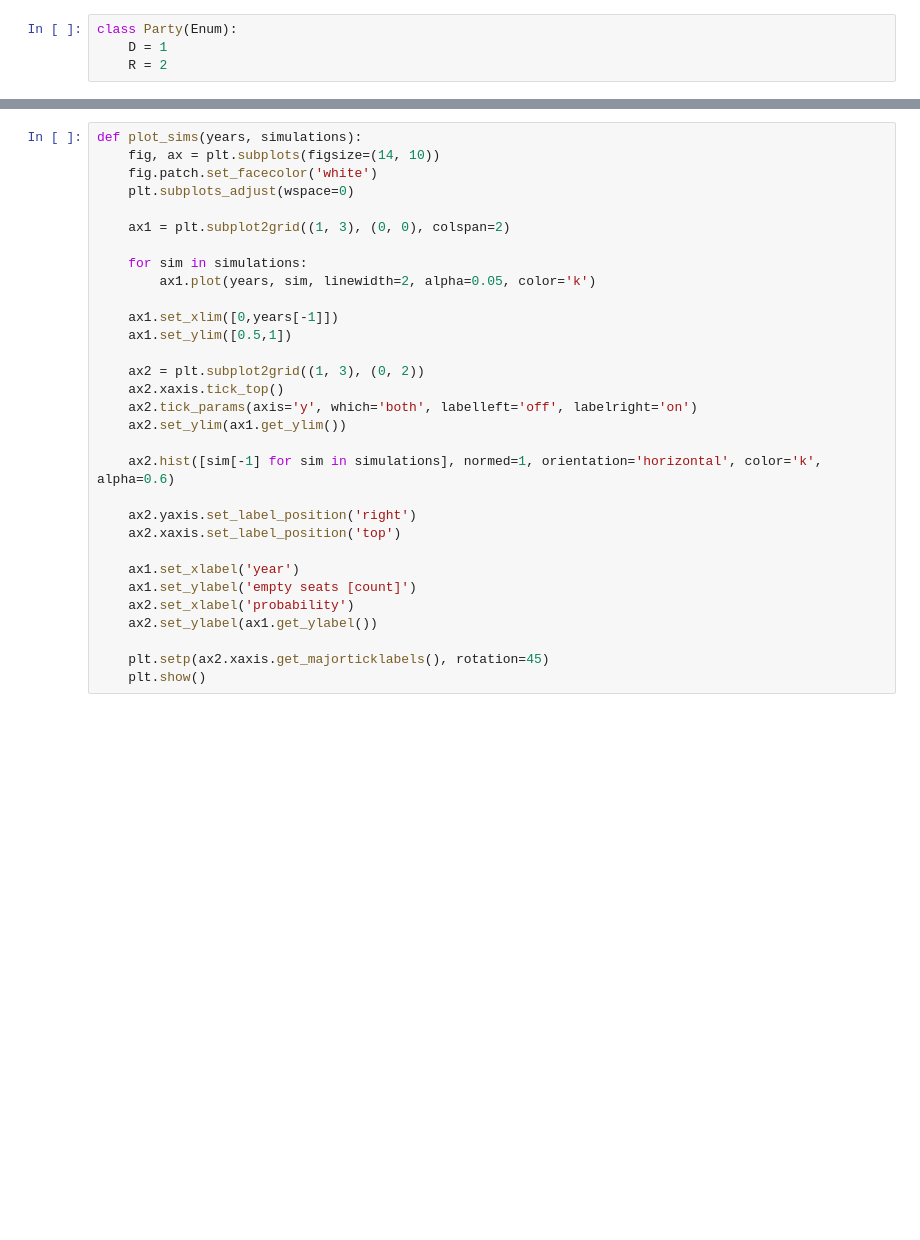
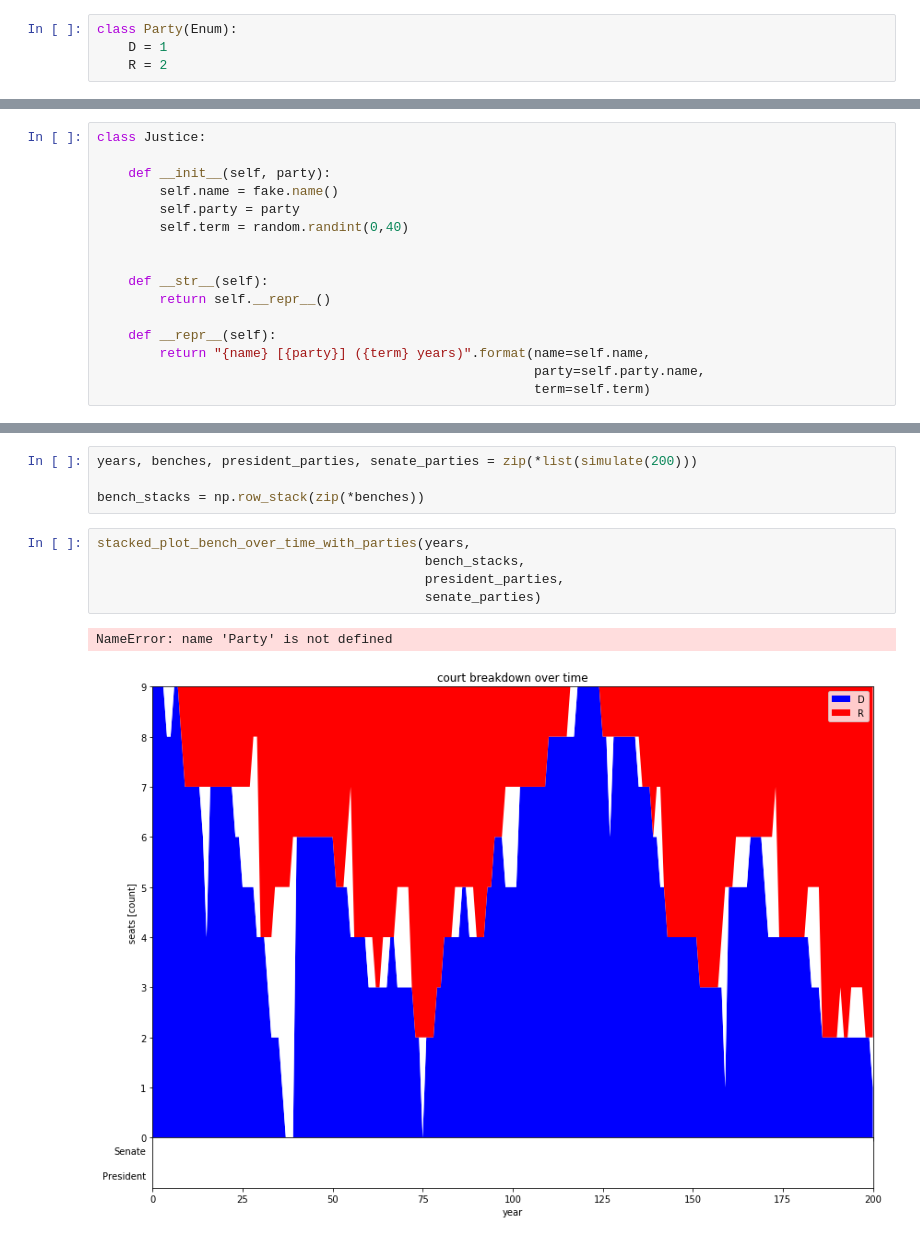
Before and after one commit to andrewzwicky/puzzles, a Jupyter notebook: FiveThirtyEightRiddler/2017-04-14/empty_court_seats.ipynb, the cells around one changed output, grey strips where cells are left out. Drawn from its saved outputs; the diff is of its cells as text; blank space fills up the shorter version.

```diff
--- a/FiveThirtyEightRiddler/2017-04-14/empty_court_seats.ipynb
+++ b/FiveThirtyEightRiddler/2017-04-14/empty_court_seats.ipynb
@@ -31,0 +53,16 @@ class Justice:
+# %%
+class Justice:
+
+    def __init__(self, party):
+        self.name = fake.name()
+        self.party = party
+        self.term = random.randint(0,40)
+
+
+    def __str__(self):
+        return self.__repr__()
+
+    def __repr__(self):
+        return "{name} [{party}] ({term} years)".format(name=self.name,
+                                                        party=self.party.name,
+                                                        term=self.term)
@@ -113,31 +170,12 @@ plt.show()
-# %%
-def plot_sims(years, simulations):
-    fig, ax = plt.subplots(figsize=(14, 10))
-    fig.patch.set_facecolor('white')
-    plt.subplots_adjust(wspace=0)
-
-    ax1 = plt.subplot2grid((1, 3), (0, 0), colspan=2)
-
-    for sim in simulations:
-        ax1.plot(years, sim, linewidth=2, alpha=0.05, color='k')
-
-    ax1.set_xlim([0,years[-1]])
-    ax1.set_ylim([0.5,1])
-
-    ax2 = plt.subplot2grid((1, 3), (0, 2))
-    ax2.xaxis.tick_top()
-    ax2.tick_params(axis='y', which='both', labelleft='off', labelright='on')
-    ax2.set_ylim(ax1.get_ylim())
-
-    ax2.hist([sim[-1] for sim in simulations], normed=1, orientation='horizontal', color='k', alpha=0.6)
-
-    ax2.yaxis.set_label_position('right')
-    ax2.xaxis.set_label_position('top')
-
-    ax1.set_xlabel('year')
-    ax1.set_ylabel('empty seats [count]')
-    ax2.set_xlabel('probability')
-    ax2.set_ylabel(ax1.get_ylabel())
-
-    plt.setp(ax2.xaxis.get_majorticklabels(), rotation=45)
-    plt.show()
+# %%
+years, benches, president_parties, senate_parties = zip(*list(simulate(200)))
+
+bench_stacks = np.row_stack(zip(*benches))
+# %%
+stacked_plot_bench_over_time_with_parties(years,
+                                          bench_stacks,
+                                          president_parties,
+                                          senate_parties)
+# %% [output]
+NameError: name 'Party' is not defined
+[figure, added]
```
Also changed, not shown: parts of 19 cells of this notebook, 1 other file.
